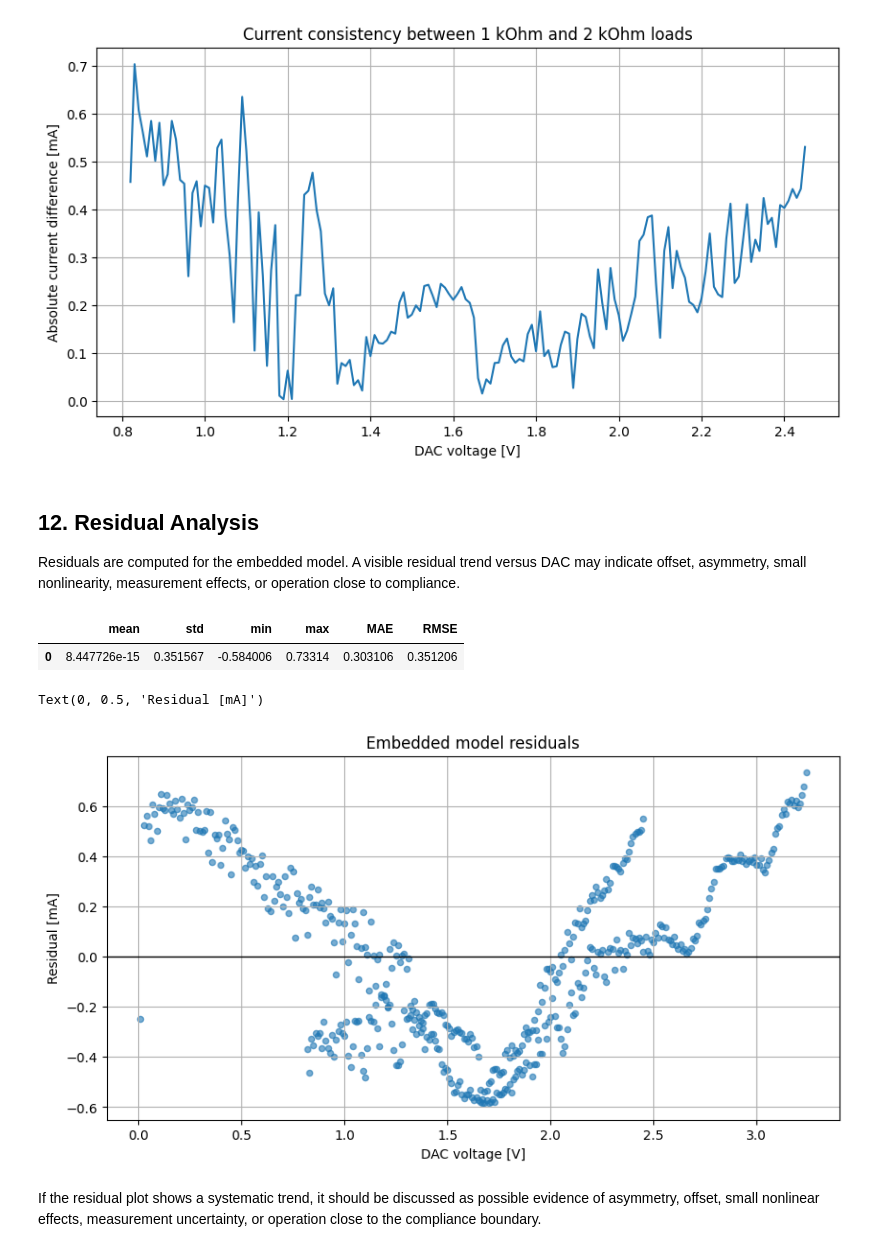
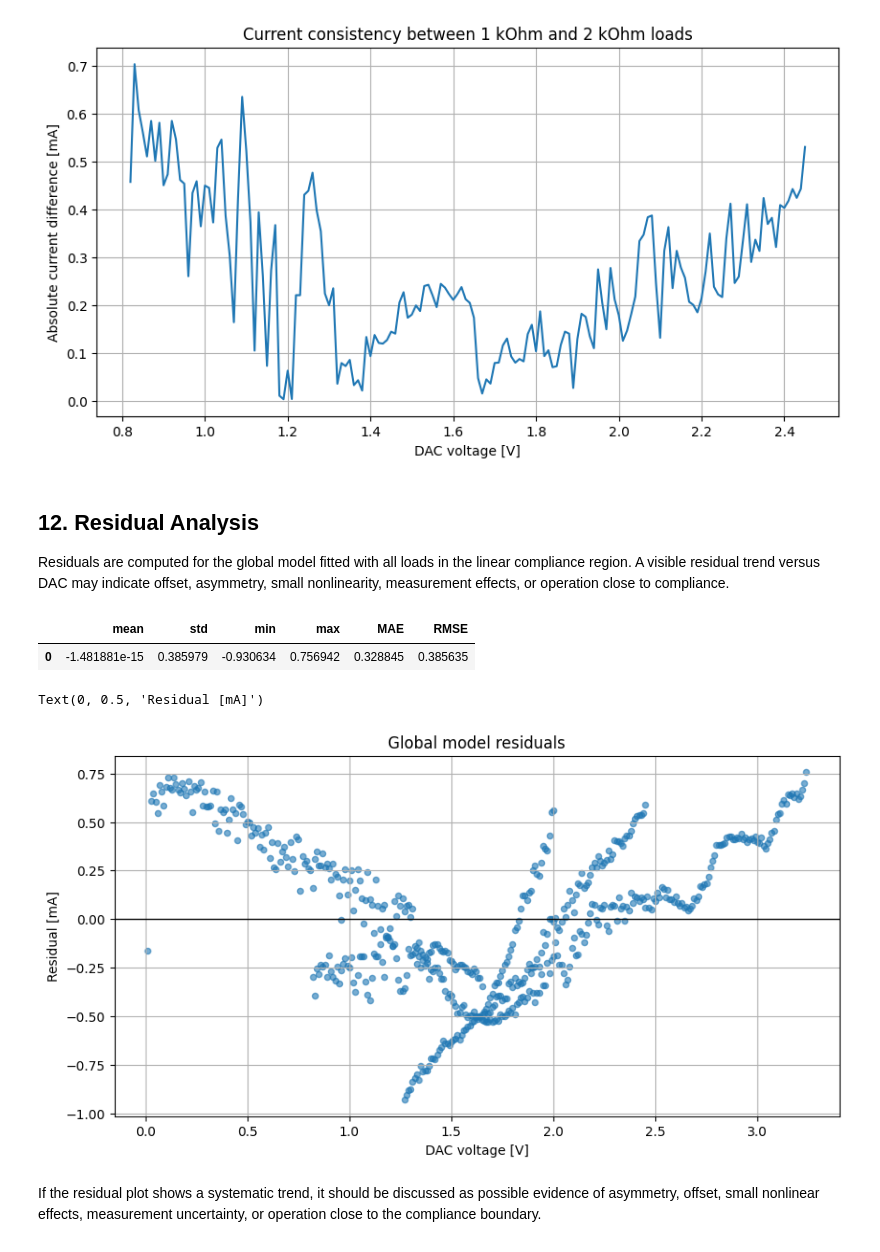
Before and after one commit to import-tiago/FEI, a Jupyter notebook: MSc/PEL309/Analysis/PEL309.ipynb, the cells around one changed output. Saved outputs shown, nothing was run; the diff lists cells and outputs as text; code cells hidden in the pictures.

```diff
--- a/MSc/PEL309/Analysis/PEL309.ipynb
+++ b/MSc/PEL309/Analysis/PEL309.ipynb
@@ -560,14 +540,11 @@ def fit_linear_model_summary(df, model_name):
 
 global_model, global_model_summary = fit_linear_model_summary(
     linear_long,
-    "global_characterization_model",
+    "global_linear_model_all_loads",
 )
 
-embedded_model_data = linear_long[linear_long["load"].isin(["1k", "2k"])].copy()
-embedded_model, embedded_model_summary = fit_linear_model_summary(
-    embedded_model_data,
-    "embedded_control_model_1k_2k",
-)
+a_global = global_model_summary.loc[0, "slope_mA_per_V"]
+b_global = global_model_summary.loc[0, "intercept_mA"]
 
 global_model_summary
 # %% [output]
@@ -664,41 +643,42 @@ Text(0, 0.5, 'Absolute current difference [mA]')
 # %% [markdown]
 ## 12. Residual Analysis
 
-Residuals are computed for the embedded model. A visible residual trend versus DAC may indicate offset, asymmetry, small nonlinearity, measurement effects, or operation close to compliance.
+Residuals are computed for the global model fitted with all loads in the linear compliance region. A visible residual trend versus DAC may indicate offset, asymmetry, small nonlinearity, measurement effects, or operation close to compliance.
 # %%
-embedded_model_data["current_pred_mA"] = embedded_model.predict(embedded_model_data[["dac_bin"]])
-embedded_model_data["residual_mA"] = embedded_model_data["current_mA"] - embedded_model_data["current_pred_mA"]
+global_model_data = linear_long.copy()
+global_model_data["current_pred_mA"] = global_model.predict(global_model_data[["dac_bin"]])
+global_model_data["residual_mA"] = global_model_data["current_mA"] - global_model_data["current_pred_mA"]
 
 residual_summary = pd.DataFrame({
-    "mean": [embedded_model_data["residual_mA"].mean()],
-    "std": [embedded_model_data["residual_mA"].std()],
-    "min": [embedded_model_data["residual_mA"].min()],
-    "max": [embedded_model_data["residual_mA"].max()],
-    "MAE": [embedded_model_data["residual_mA"].abs().mean()],
-    "RMSE": [(embedded_model_data["residual_mA"] ** 2).mean() ** 0.5],
+    "mean": [global_model_data["residual_mA"].mean()],
+    "std": [global_model_data["residual_mA"].std()],
+    "min": [global_model_data["residual_mA"].min()],
+    "max": [global_model_data["residual_mA"].max()],
+    "MAE": [global_model_data["residual_mA"].abs().mean()],
+    "RMSE": [(global_model_data["residual_mA"] ** 2).mean() ** 0.5],
 })
 
 residual_summary
 # %% [output]
 |  | mean | std | min | max | MAE | RMSE |
-| 0 | 8.447726e-15 | 0.351567 | -0.584006 | 0.73314 | 0.303106 | 0.351206 |
+| 0 | -1.481881e-15 | 0.385979 | -0.930634 | 0.756942 | 0.328845 | 0.385635 |
 # %%
-ax = embedded_model_data.plot(
+ax = global_model_data.plot(
     x="dac_bin",
     y="residual_mA",
     kind="scatter",
     figsize=(10, 5),
     grid=True,
     alpha=0.6,
-    title="Embedded model residuals",
+    title="Global model residuals",
 )
 
 ax.axhline(0, color="black", linewidth=1)
 ax.set_xlabel("DAC voltage [V]")
 ax.set_ylabel("Residual [mA]")
 # %% [output]
 Text(0, 0.5, 'Residual [mA]')
-[figure, old version]
+[figure, new version]
 # %% [markdown]
 If the residual plot shows a systematic trend, it should be discussed as possible evidence of asymmetry, offset, small nonlinear effects, measurement uncertainty, or operation close to the compliance boundary.
 # %% [markdown]
```
Also changed, not shown: parts of 19 cells of this notebook.
